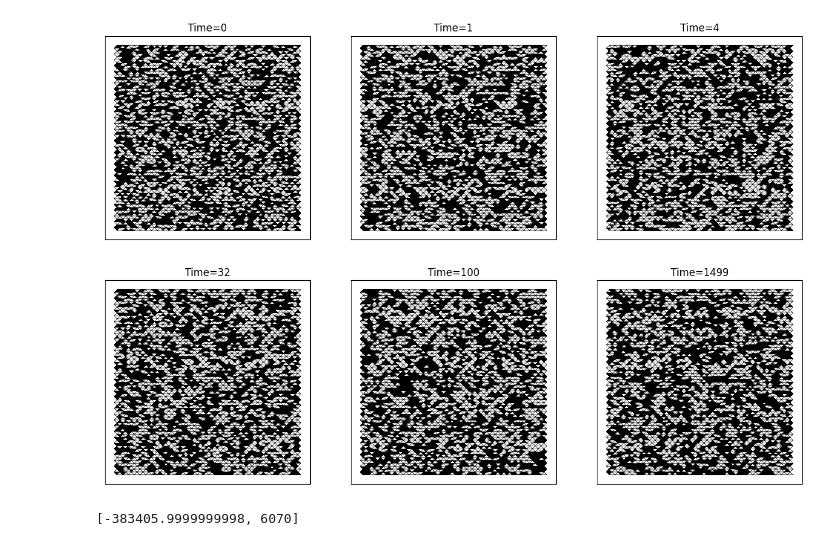
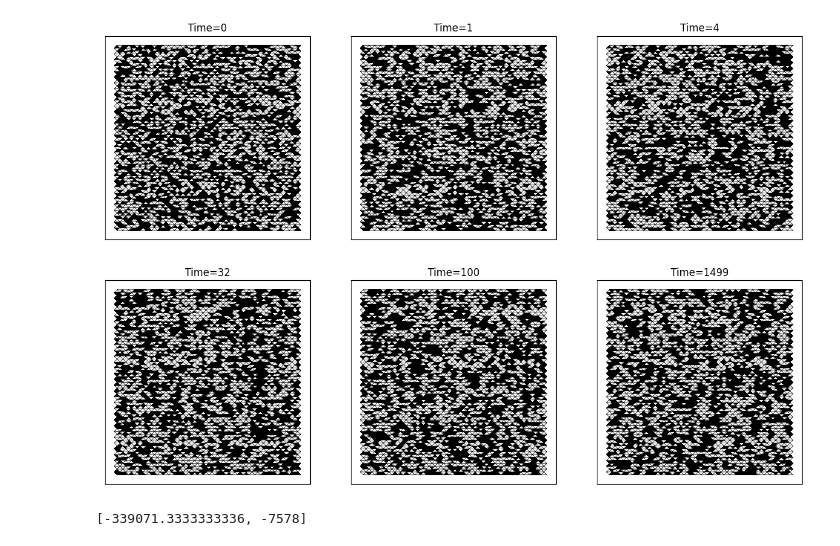
Before and after one commit to HeisenbergK/Computational-Physics, a Jupyter notebook: Ising/Ferro_Tri_Plot.ipynb, the cells around one changed output. Saved outputs shown, nothing was run; the diff lists cells and outputs as text; code cells hidden in the pictures.

```diff
--- a/Ising/Ferro_Tri_Plot.ipynb
+++ b/Ising/Ferro_Tri_Plot.ipynb
@@ -1,11 +1,11 @@
 # %%
 from Ising import Ising
 # %%
-T = 2.0
+T = 0.05
 lattice = 64
 iterations = 1500
 model = Ising(T, lattice, iterations, mesh="tri", prop="ferro", plots=True)
 model.simulate()
 # %% [output]
-[figure, old version]
+[figure, new version]
-[-383405.9999999998, 6070]
+[-339071.3333333336, -7578]
```
Also changed, not shown: 3 other files.
